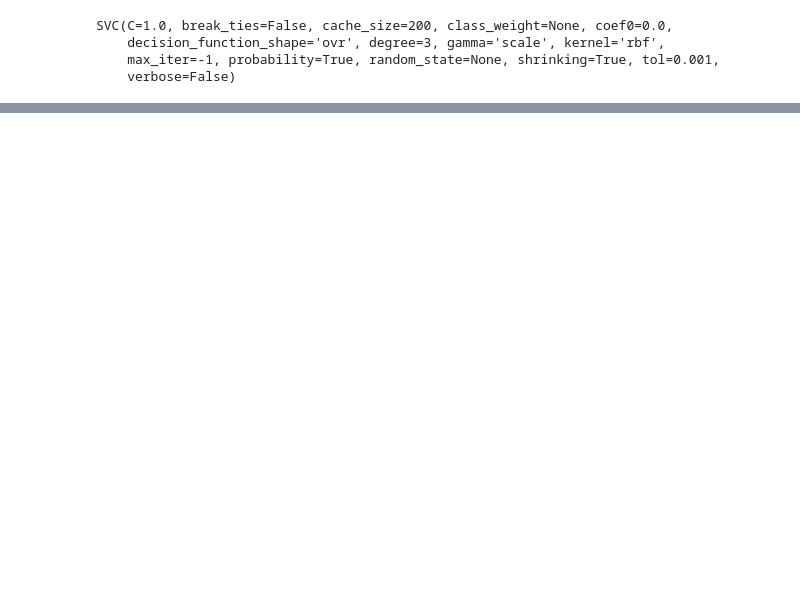
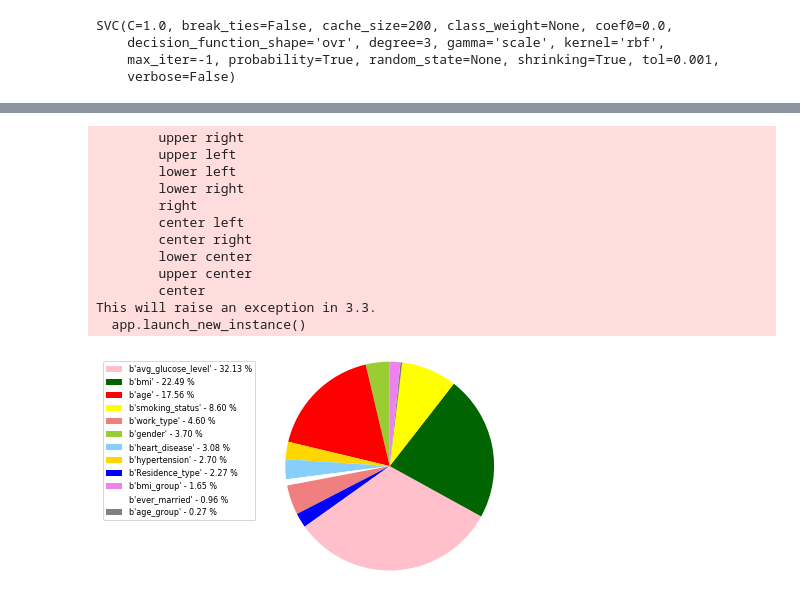
Before and after one commit to Kabilan21/stroke-prediction, a Jupyter notebook: prediction/book.ipynb, the cells around one changed output, grey strips where cells are left out. Drawn from its saved outputs; the diff is of its cells as text; code cells hidden in the pictures; blank space fills up the shorter version.

```diff
--- a/prediction/book.ipynb
+++ b/prediction/book.ipynb
@@ -149,0 +176,34 @@ bmi_group : 0.013841221860490315
+# %%
+
+x = np.char.array(x_train.columns.values)
+y = np.array(dt.feature_importances_)
+colors = ['yellowgreen','red','gold','lightskyblue','white','lightcoral','blue','pink', 'darkgreen','yellow','grey','violet','magenta','cyan']
+porcent = 100.*y/y.sum()
+
+patches, texts = plt.pie(y, colors=colors, startangle=90, radius=1.2)
+labels = ['{0} - {1:1.2f} %'.format(i,j) for i,j in zip(x, porcent)]
+
+sort_legend = True
+if sort_legend:
+    patches, labels, dummy =  zip(*sorted(zip(patches, labels, y),
+                                          key=lambda x: x[2],
+                                          reverse=True))
+
+plt.legend(patches, labels, loc='left center', bbox_to_anchor=(-0.1, 1.),
+           fontsize=8)
+
+plt.savefig('piechart.png', bbox_inches='tight')
+# %% [output]
+        upper right
+        upper left
+        lower left
+        lower right
+        right
+        center left
+        center right
+        lower center
+        upper center
+        center
+This will raise an exception in 3.3.
+  app.launch_new_instance()
+[figure, added]
```
Also changed, not shown: parts of 11 cells of this notebook, 53 other files.
